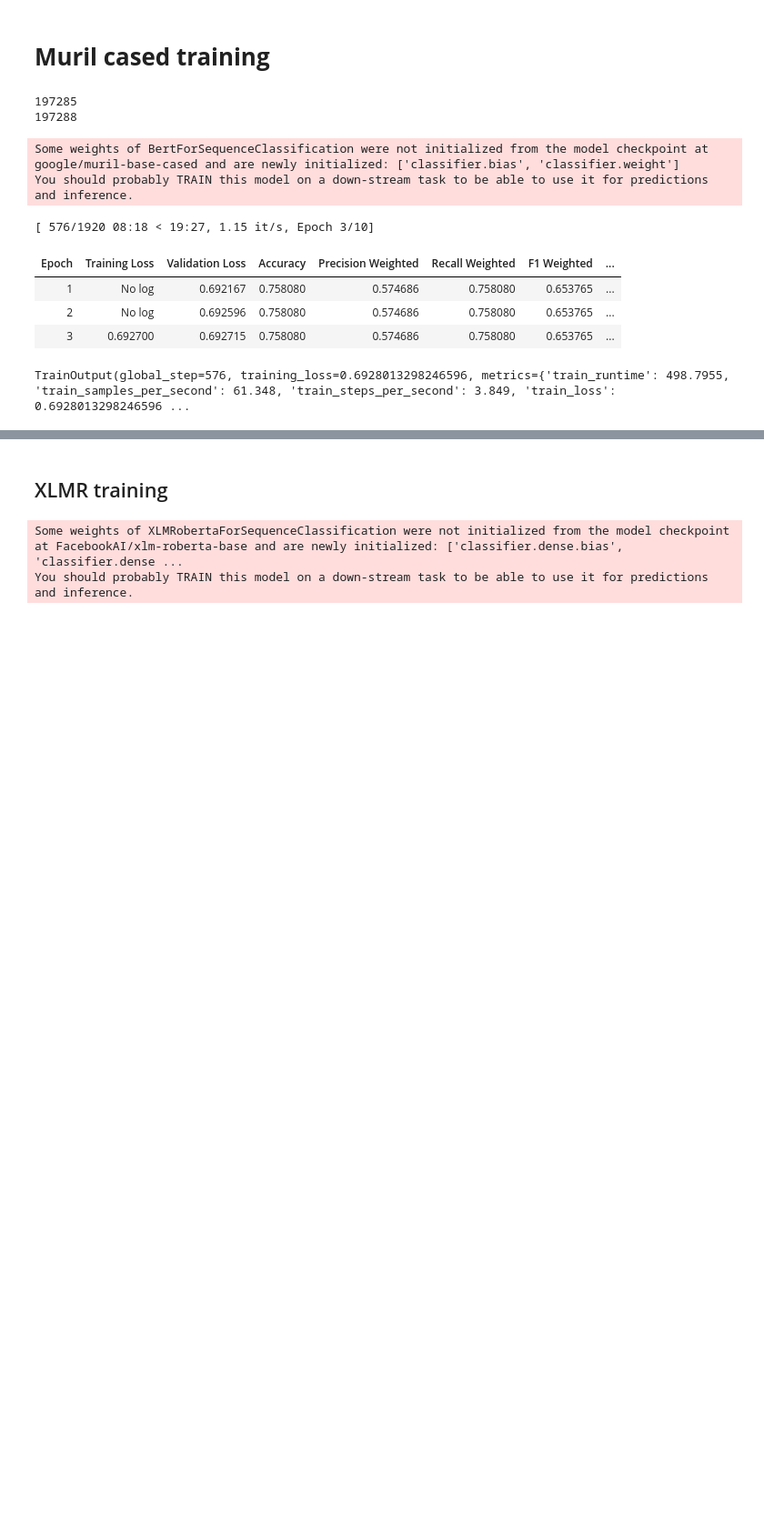
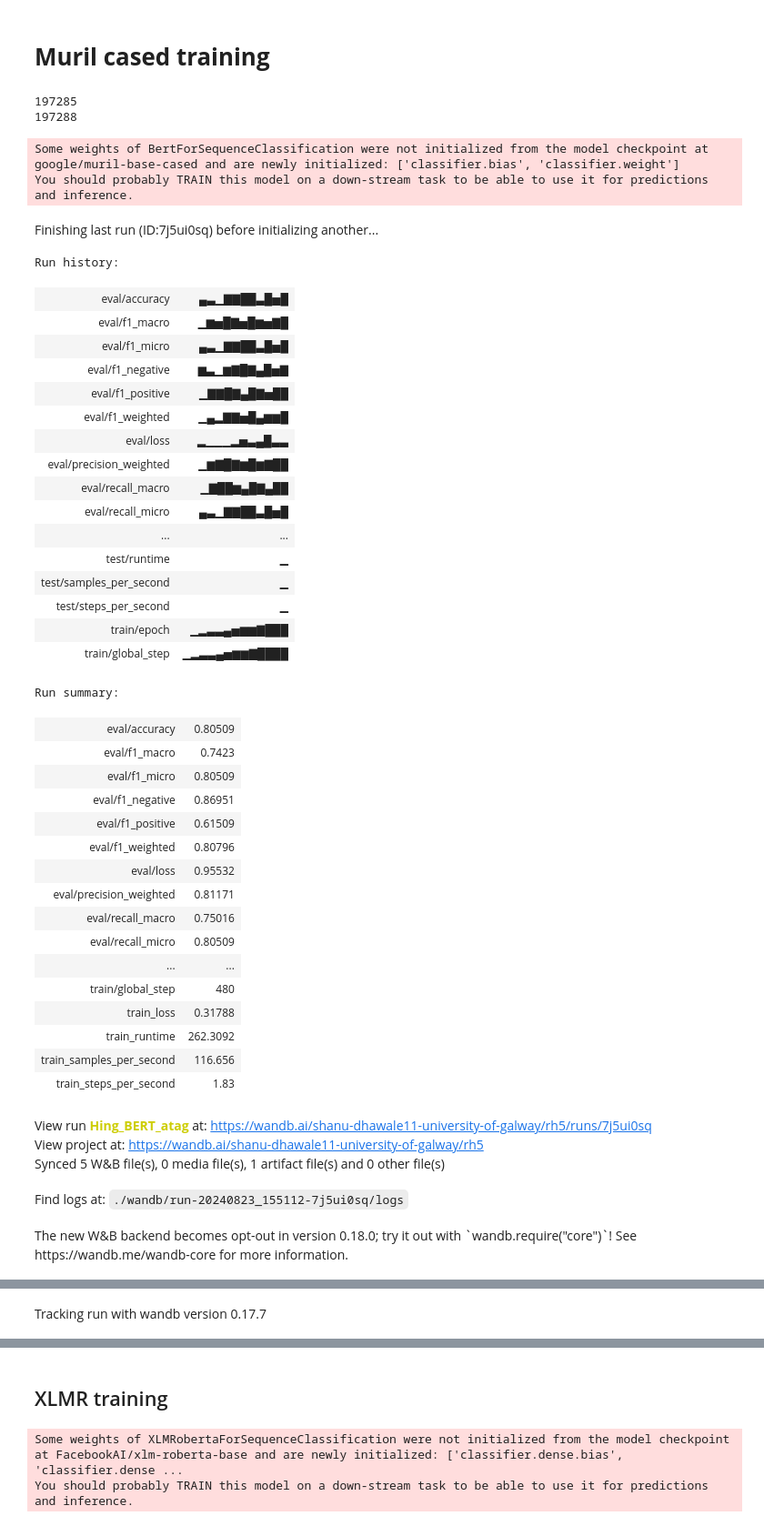
Before and after one commit to shanudhawale/Racial-Hoax-Code-Mixed-Hindi-English, a Jupyter notebook: notebooks/Model_training_2_1v2_language_atags_v2.ipynb, the cells around one changed output, grey strips where cells are left out. Shown at 91% size. Saved outputs shown, nothing was run; the diff lists cells and outputs as text; code cells hidden in the pictures; blank space fills up the shorter version.

```diff
--- a/notebooks/Model_training_2_1v2_language_atags_v2.ipynb
+++ b/notebooks/Model_training_2_1v2_language_atags_v2.ipynb
@@ -138,8 +108,12 @@ hindu [EN] to [HI] kuch [HI] hai [HI] par [HI] tum [HI] to [HI] pori [HI] duniya
+# %%
+import pickle
+with open('/content/rh-code-mixed-2.pkl', 'rb') as f:
+    related_words = pickle.load(f)
 # %% [markdown]
 ## Adjacent Sentence-Language Approach
 # %%
 def adjacent_preprocess(sentences):
-    texts = sentences['corrected_text']
+    texts = sentences['clean_text']
     tags = sentences['language_tags']
 
     processed_texts = []
@@ -148,8 +122,8 @@ def adjacent_preprocess(sentences):
         if isinstance(tag, str):
             tag = tag.split(', ')  # Convert a string of tags into a list of tags
 
-        # Convert the list of tags into a properly formatted string
         tag_string = " ".join([f"[{label}]" for label in tag])
+        text = " ".join([f"{related_words[word].get('corrected_word',word)}" for word in text.split(" ")])
         adjacent_text = f"{text} {tag_string}"
         processed_texts.append(adjacent_text)
 
@@ -205,7 +178,7 @@ mbert_dataset = dataset.map(
     batched=True,
     batch_size=64
 )
-mbert_dataset = mbert_dataset.remove_columns(["clean_text","corrected_text","language_tags","interleaved_text_tags","adjacent_text_tags"])
+mbert_dataset = mbert_dataset.remove_columns(["clean_text","language_tags","adjacent_text_tags"])
 mbert_dataset.set_format("torch")
 # %%
 mbert_dataset['train'][0]
@@ -566,12 +560,12 @@ special_tokens = ["[EN]", "[HI]", "[OOV]"]
 muril_tokenizer.add_tokens(special_tokens)
 print(len(muril_tokenizer))
 muril_dataset = dataset.map(
-    lambda example: muril_tokenizer(example['adjacent_text_tags'], max_length=194, padding='max_length', truncation=True),
+    lambda example: muril_tokenizer(example['adjacent_text_tags'],padding='max_length', truncation=True),
     batched=True,
     batch_size=64
 )
 
-muril_dataset = muril_dataset.remove_columns(["clean_text","corrected_text","language_tags","interleaved_text_tags","adjacent_text_tags"])
+muril_dataset = muril_dataset.remove_columns(["clean_text","language_tags","adjacent_text_tags"])
 muril_dataset.set_format("torch")
 
 muril_model = AutoModelForSequenceClassification.from_pretrained("google/muril-base-cased",num_labels=2)
@@ -580,19 +574,21 @@ muril_model.resize_token_embeddings(len(muril_tokenizer))
 
 arguments = TrainingArguments(
     output_dir="sample_Hing_muril_trainer_5k_atags",
-    per_device_train_batch_size=16,
+    per_device_train_batch_size=64,
     per_device_eval_batch_size=16,
-    num_train_epochs=10,
+    num_train_epochs=20,
+    optim = 'adafactor',
     evaluation_strategy="epoch", # run validation at the end of each epoch
     save_strategy= "epoch",
-    learning_rate=3e-5,
+    learning_rate=2e-5,
     warmup_steps=500,                # number of warmup steps for learning rate scheduler
-    weight_decay=0.001,               # strength of weight decay
+    weight_decay=0.01,               # strength of weight decay
     load_best_model_at_end=True,
-    metric_for_best_model='eval_loss',  # Define the metric for early stopping
-    greater_is_better=False,  # Set to False because we want to minimize the loss
+    metric_for_best_model='eval_f1_weighted',  # Define the metric for early stopping
+    greater_is_better=True,  # Set to False because we want to minimize the loss
     save_total_limit=1,
-    seed=224
+    seed=224,
+    report_to = "wandb"
 )
 
 muril_trainer = WeightedLossTrainer(
@@ -604,7 +600,7 @@ muril_trainer = WeightedLossTrainer(
     compute_metrics=compute_metrics
 )
 
-muril_trainer.add_callback(EarlyStoppingCallback(early_stopping_patience=2, early_stopping_threshold=0.01))
+muril_trainer.add_callback(EarlyStoppingCallback(early_stopping_patience=5, early_stopping_threshold=0.01))
 muril_trainer.add_callback(LoggingCallback("sample_Hing_muril_trainer_5k_atags/log.jsonl"))
 # %% [output]
 197285
@@ -612,11 +608,46 @@ muril_trainer.add_callback(LoggingCallback("sample_Hing_muril_trainer_5k_atags/l
 Some weights of BertForSequenceClassification were not initialized from the model checkpoint at google/muril-base-cased and are newly initialized: ['classifier.bias', 'classifier.weight']
 You should probably TRAIN this model on a down-stream task to be able to use it for predictions and inference.
 # %%
+wandb.init(project="rh5", name="muril_atagv1")
 muril_trainer.train()
 # %% [output]
+Finishing last run (ID:7j5ui0sq) before initializing another...
-[ 576/1920 08:18 < 19:27, 1.15 it/s, Epoch 3/10]
+Run history:
-| Epoch | Training Loss | Validation Loss | Accuracy | Precision Weighted | Recall Weighted | F1 Weighted | ... |
-| 1 | No log | 0.692167 | 0.758080 | 0.574686 | 0.758080 | 0.653765 | ... |
-| 2 | No log | 0.692596 | 0.758080 | 0.574686 | 0.758080 | 0.653765 | ... |
-| 3 | 0.692700 | 0.692715 | 0.758080 | 0.574686 | 0.758080 | 0.653765 | ... |
+| eval/accuracy | ▄▃▁▇▇██▃█▅█ |
+| eval/f1_macro | ▁▆▅█▇▅█▆▅▇█ |
+| eval/f1_micro | ▄▃▁▇▇██▃█▅█ |
+| eval/f1_negative | ▆▃▁▆▇█▇▄█▅▇ |
+| eval/f1_positive | ▁▇▇█▇▄█▇▅██ |
+| eval/f1_weighted | ▁▄▂▇▇▅█▄▆▆█ |
+| eval/loss | ▂▁▁▁▂▅▃▄█▃▃ |
+| eval/precision_weighted | ▁▆▇█▇▆█▆▇██ |
+| eval/recall_macro | ▁▇██▆▄█▇▄██ |
+| eval/recall_micro | ▄▃▁▇▇██▃█▅█ |
+| ... | ... |
+| test/runtime | ▁ |
+| test/samples_per_second | ▁ |
+| test/steps_per_second | ▁ |
+| train/epoch | ▁▂▃▃▄▅▆▆▇███ |
+| train/global_step | ▁▂▃▃▄▅▆▆▇████ |
-TrainOutput(global_step=576, training_loss=0.6928013298246596, metrics={'train_runtime': 498.7955, 'train_samples_per_second': 61.348, 'train_steps_per_second': 3.849, 'train_loss': 0.6928013298246596 ...
+Run summary:
+| eval/accuracy | 0.80509 |
+| eval/f1_macro | 0.7423 |
+| eval/f1_micro | 0.80509 |
+| eval/f1_negative | 0.86951 |
+| eval/f1_positive | 0.61509 |
+| eval/f1_weighted | 0.80796 |
+| eval/loss | 0.95532 |
+| eval/precision_weighted | 0.81171 |
+| eval/recall_macro | 0.75016 |
+| eval/recall_micro | 0.80509 |
+| ... | ... |
+| train/global_step | 480 |
+| train_loss | 0.31788 |
+| train_runtime | 262.3092 |
+| train_samples_per_second | 116.656 |
+| train_steps_per_second | 1.83 |
+View run Hing_BERT_atag at: https://wandb.ai/shanu-dhawale11-university-of-galway/rh5/runs/7j5ui0sq
+View project at: https://wandb.ai/shanu-dhawale11-university-of-galway/rh5
+Synced 5 W&B file(s), 0 media file(s), 1 artifact file(s) and 0 other file(s)
+Find logs at: ./wandb/run-20240823_155112-7j5ui0sq/logs
+The new W&B backend becomes opt-out in version 0.18.0; try it out with `wandb.require("core")`! See https://wandb.me/wandb-core for more information.
@@ -622,0 +655 @@ TrainOutput(global_step=576, training_loss=0.6928013298246596, metrics={'train_r
+Tracking run with wandb version 0.17.7
```
Also changed, not shown: parts of 40 cells of this notebook, 4 other files.
